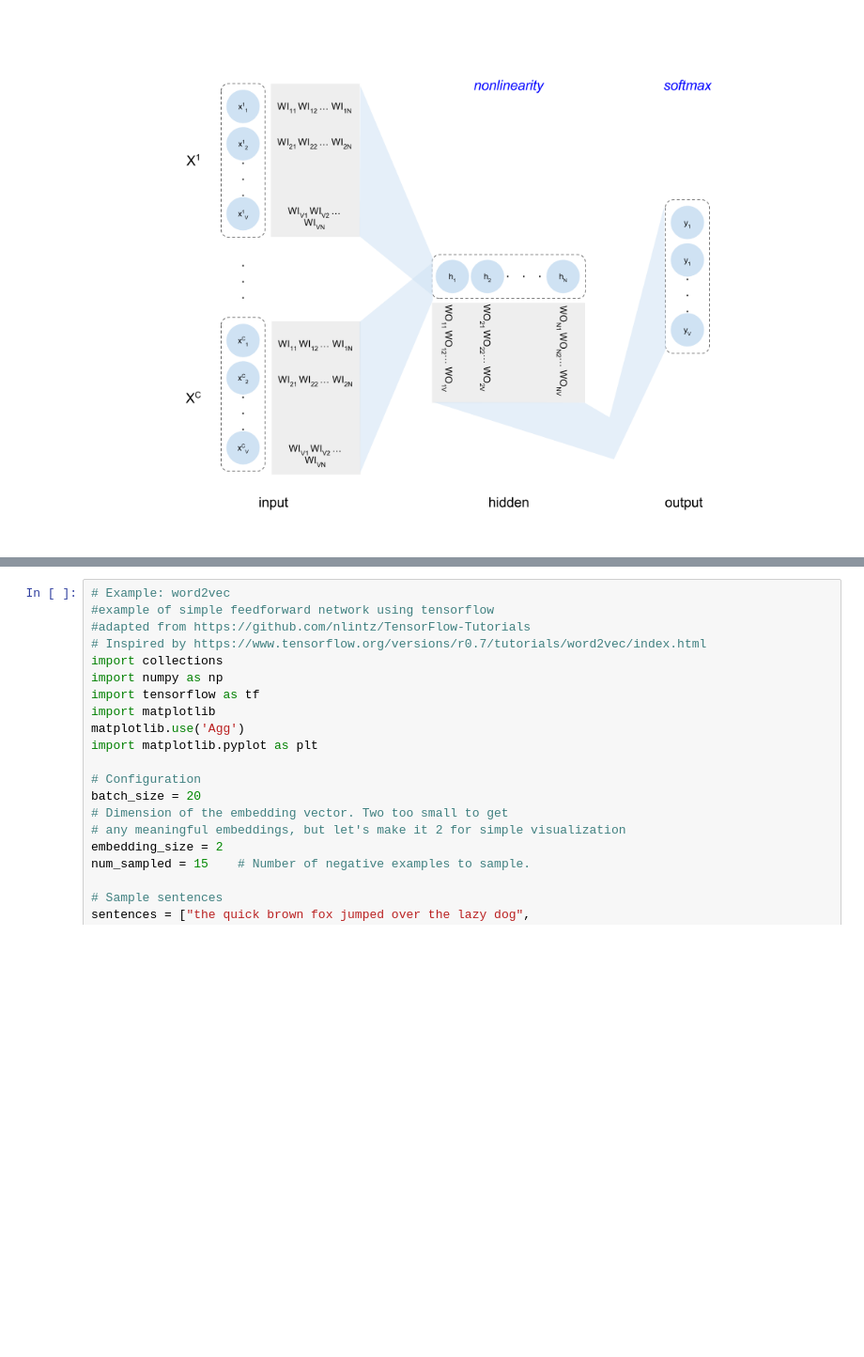
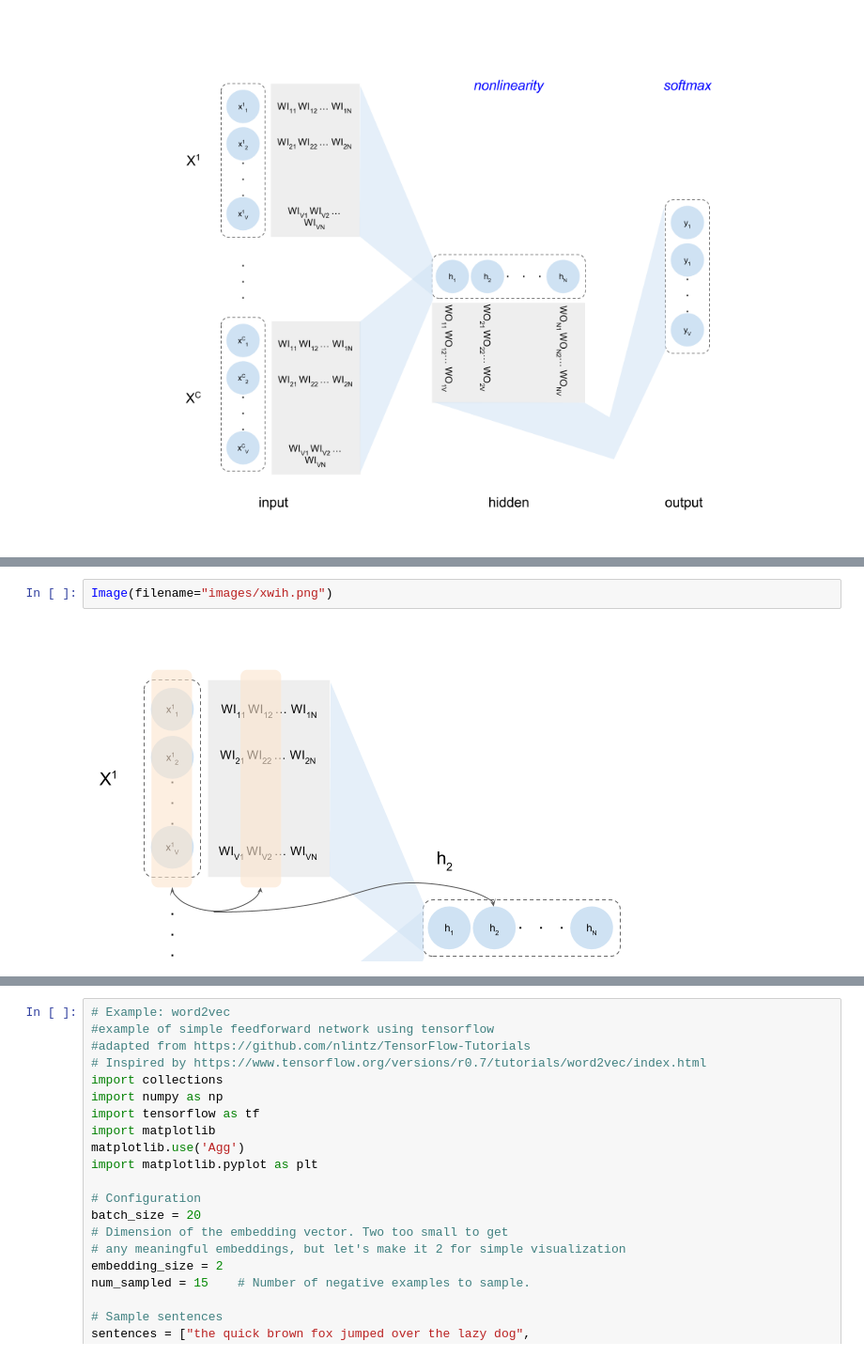
Before and after one commit to ArmiNouri/CognitiveComputing, a Jupyter notebook: DeepLearning/Overview/Overview.ipynb, the cells around one changed output, grey strips where cells are left out. Shown at 94% size. Drawn from its saved outputs; the diff is of its cells as text; blank space fills up the shorter version.

```diff
--- a/DeepLearning/Overview/Overview.ipynb
+++ b/DeepLearning/Overview/Overview.ipynb
@@ -11,0 +47,4 @@ Image(filename='images/feedforward.png')
+# %%
+Image(filename="images/xwih.png")
+# %% [output]
+[figure, added]
```
Also changed, not shown: parts of 4 cells of this notebook, 3 other files.
